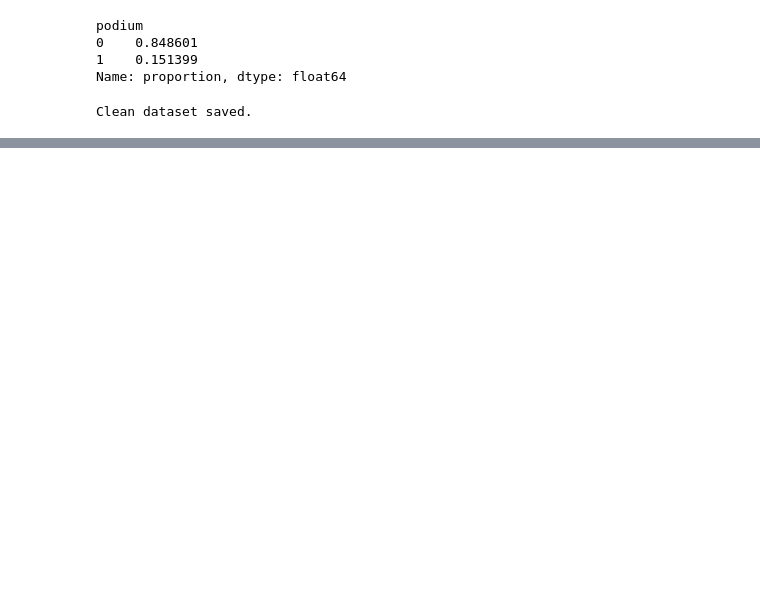
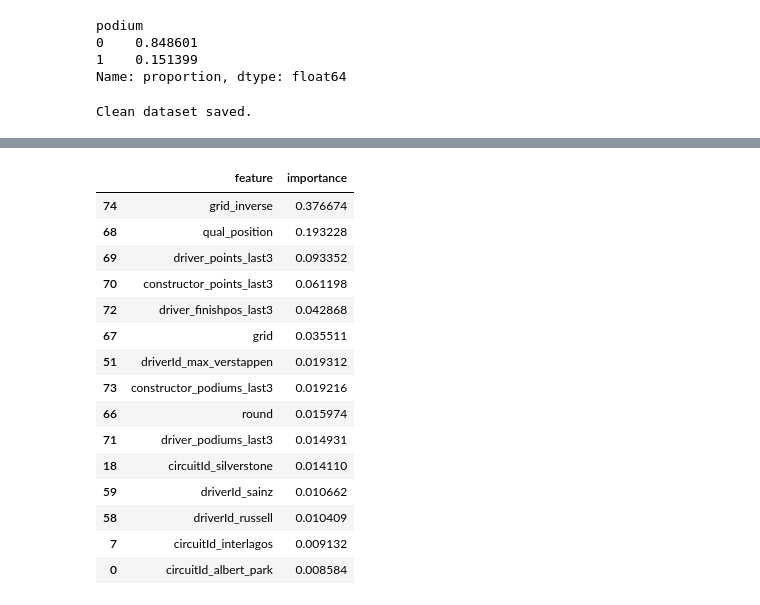
Before and after one commit to yfyuky/F1-Podium-Predictor, a Jupyter notebook: podium_predictor.ipynb, the cells around one changed output, grey strips where cells are left out. Cells and saved outputs as stored; diff of their text form; code cells hidden in the pictures; blank space fills up the shorter version.

```diff
--- a/podium_predictor.ipynb
+++ b/podium_predictor.ipynb
@@ -344,0 +516,33 @@ weighted avg      0.909     0.846     0.862       479
+# %%
+# Get feature names after preprocessing
+ohe = gb_model.named_steps["prep"].named_transformers_["cat"]
+cat_feature_names = ohe.get_feature_names_out(cat_cols_eng)
+
+all_feature_names = np.concatenate([cat_feature_names, num_cols_eng])
+
+# Get importance values
+importances = gb_model.named_steps["clf"].feature_importances_
+
+feature_importance_df = pd.DataFrame({
+    "feature": all_feature_names,
+    "importance": importances
+}).sort_values("importance", ascending=False)
+
+feature_importance_df.head(15)
+# %% [output]
+|  | feature | importance |
+| 74 | grid_inverse | 0.376674 |
+| 68 | qual_position | 0.193228 |
+| 69 | driver_points_last3 | 0.093352 |
+| 70 | constructor_points_last3 | 0.061198 |
+| 72 | driver_finishpos_last3 | 0.042868 |
+| 67 | grid | 0.035511 |
+| 51 | driverId_max_verstappen | 0.019312 |
+| 73 | constructor_podiums_last3 | 0.019216 |
+| 66 | round | 0.015974 |
+| 71 | driver_podiums_last3 | 0.014931 |
+| 18 | circuitId_silverstone | 0.014110 |
+| 59 | driverId_sainz | 0.010662 |
+| 58 | driverId_russell | 0.010409 |
+| 7 | circuitId_interlagos | 0.009132 |
+| 0 | circuitId_albert_park | 0.008584 |
```
Also changed, not shown: parts of 24 cells of this notebook.
